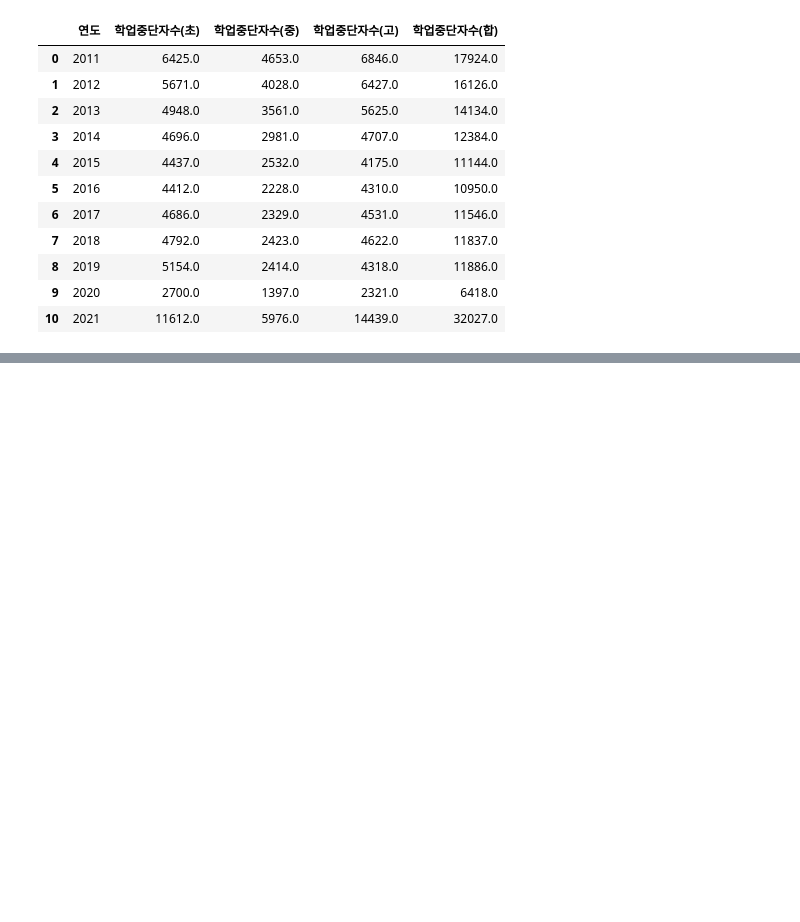
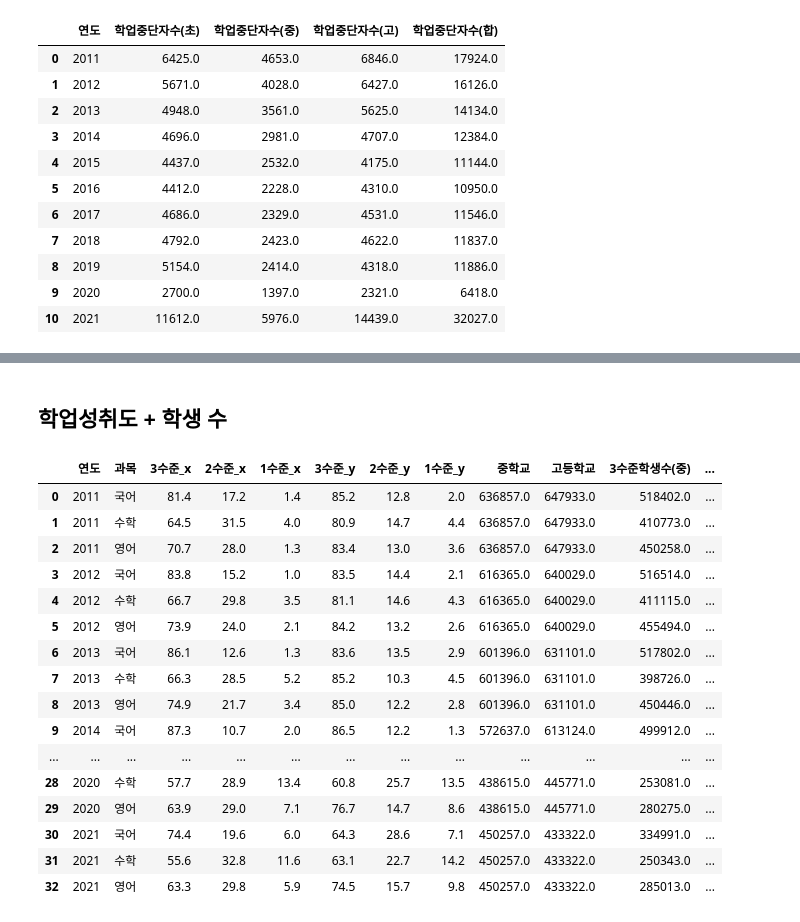
Before and after one commit to moonstar97/Structure, a Jupyter notebook: 가설3번_EDA.ipynb, the cells around one changed output, grey strips where cells are left out. Cells and saved outputs as stored; diff of their text form; code cells hidden in the pictures; blank space fills up the shorter version.

```diff
--- a/가설3번_EDA.ipynb
+++ b/가설3번_EDA.ipynb
@@ -513,0 +534,2 @@ df_pcs
+# %%
+df_num_student = pd.read_excel("dataset/연도별 학생수.xlsx")
@@ -513,0 +551,10 @@ df_pcs
+# %%
+# 2011년~21년의 전국 중학생, 고등학생 수만 뽑아오기
+df_num_student = df_num_student[df_num_student["연도"].isin([str(i) for i in range(2011, 2022)])].set_index("연도")
+df_num_student = df_num_student.loc[df_num_student["시도"] == "전국", ["중학교", "고등학교"]]
+# %%
+# 연산처리를 위해 int형으로 변경 후 러프하게 1/3 곱한 뒤 반올림
+# 중학교 한 개 학년(중3), 고등학교 한 개 학년(고2)에서 처리해야 하기 때문에
+df_num_student = df_num_student.loc[:, ["중학교", "고등학교"]].astype(int)
+df_num_student = df_num_student.div(3).round().reset_index()
+df_num_student
@@ -513,0 +574,34 @@ df_pcs
+# %% [markdown]
+## 학업성취도 + 학생 수
+# %%
+# 연산 처리를 위해 중고등학교 학업성취도와 학생 수 merge
+df_num_student["연도"] = pd.to_numeric(df_num_student["연도"])
+df_agg = nation_mid.merge(nation_high, on=["연도", "과목"])
+df_agg = df_agg.merge(df_num_student, on="연도")
+# %%
+# 비율과 위에서 처리한 한 개 학년 학생 수를 곱해 실제 학생 수 추정(중학교)
+df_agg["3수준학생수(중)"] = df_agg["3수준_x"] / 100 * df_agg["중학교"]
+df_agg["3수준학생수(중)"] = df_agg["3수준학생수(중)"].round()
+df_agg["2수준학생수(중)"] = df_agg["2수준_x"] / 100 * df_agg["중학교"]
+df_agg["2수준학생수(중)"] = df_agg["2수준학생수(중)"].round()
+df_agg["1수준학생수(중)"] = df_agg["1수준_x"] / 100 * df_agg["중학교"]
+df_agg["1수준학생수(중)"] = df_agg["1수준학생수(중)"].round()
+df_agg
+# %% [output]
+|  | 연도 | 과목 | 3수준_x | 2수준_x | 1수준_x | 3수준_y | 2수준_y | 1수준_y | 중학교 | 고등학교 | 3수준학생수(중) | ... |
+| 0 | 2011 | 국어 | 81.4 | 17.2 | 1.4 | 85.2 | 12.8 | 2.0 | 636857.0 | 647933.0 | 518402.0 | ... |
+| 1 | 2011 | 수학 | 64.5 | 31.5 | 4.0 | 80.9 | 14.7 | 4.4 | 636857.0 | 647933.0 | 410773.0 | ... |
+| 2 | 2011 | 영어 | 70.7 | 28.0 | 1.3 | 83.4 | 13.0 | 3.6 | 636857.0 | 647933.0 | 450258.0 | ... |
+| 3 | 2012 | 국어 | 83.8 | 15.2 | 1.0 | 83.5 | 14.4 | 2.1 | 616365.0 | 640029.0 | 516514.0 | ... |
+| 4 | 2012 | 수학 | 66.7 | 29.8 | 3.5 | 81.1 | 14.6 | 4.3 | 616365.0 | 640029.0 | 411115.0 | ... |
+| 5 | 2012 | 영어 | 73.9 | 24.0 | 2.1 | 84.2 | 13.2 | 2.6 | 616365.0 | 640029.0 | 455494.0 | ... |
+| 6 | 2013 | 국어 | 86.1 | 12.6 | 1.3 | 83.6 | 13.5 | 2.9 | 601396.0 | 631101.0 | 517802.0 | ... |
+| 7 | 2013 | 수학 | 66.3 | 28.5 | 5.2 | 85.2 | 10.3 | 4.5 | 601396.0 | 631101.0 | 398726.0 | ... |
+| 8 | 2013 | 영어 | 74.9 | 21.7 | 3.4 | 85.0 | 12.2 | 2.8 | 601396.0 | 631101.0 | 450446.0 | ... |
+| 9 | 2014 | 국어 | 87.3 | 10.7 | 2.0 | 86.5 | 12.2 | 1.3 | 572637.0 | 613124.0 | 499912.0 | ... |
+| ... | ... | ... | ... | ... | ... | ... | ... | ... | ... | ... | ... | ... |
+| 28 | 2020 | 수학 | 57.7 | 28.9 | 13.4 | 60.8 | 25.7 | 13.5 | 438615.0 | 445771.0 | 253081.0 | ... |
+| 29 | 2020 | 영어 | 63.9 | 29.0 | 7.1 | 76.7 | 14.7 | 8.6 | 438615.0 | 445771.0 | 280275.0 | ... |
+| 30 | 2021 | 국어 | 74.4 | 19.6 | 6.0 | 64.3 | 28.6 | 7.1 | 450257.0 | 433322.0 | 334991.0 | ... |
+| 31 | 2021 | 수학 | 55.6 | 32.8 | 11.6 | 63.1 | 22.7 | 14.2 | 450257.0 | 433322.0 | 250343.0 | ... |
+| 32 | 2021 | 영어 | 63.3 | 29.8 | 5.9 | 74.5 | 15.7 | 9.8 | 450257.0 | 433322.0 | 285013.0 | ... |
```
Also changed, not shown: parts of 40 cells of this notebook.
